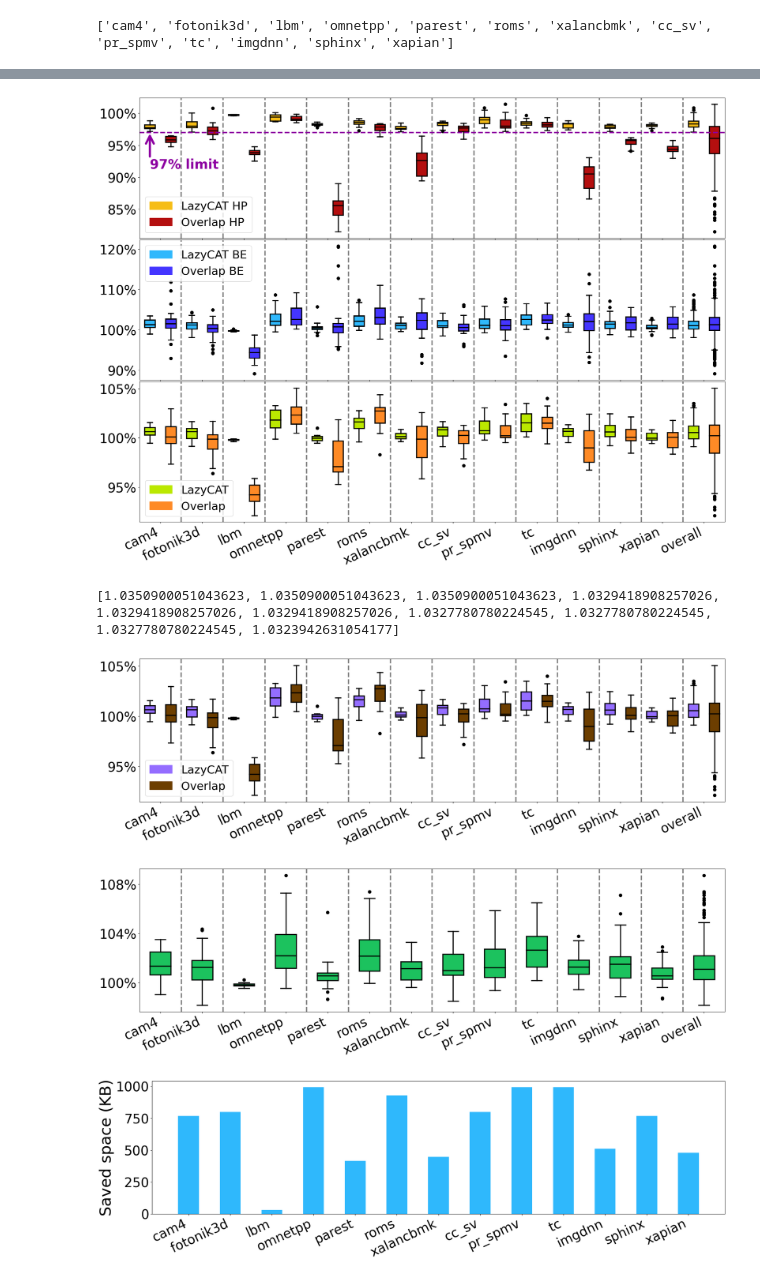
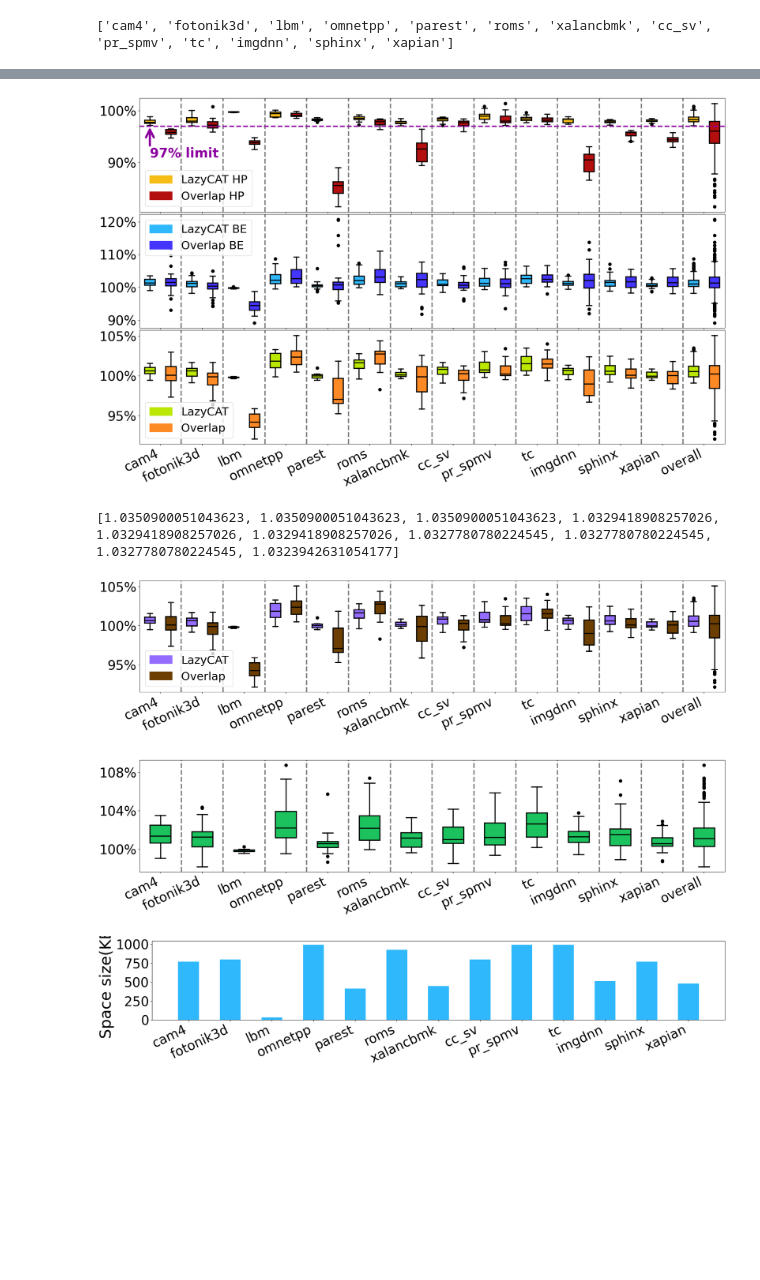
Before and after one commit to BigWhiteDog/gem5_data_proc, a Jupyter notebook: set_analyze/asplos23_xlsx_draw.ipynb, the cells around one changed output, grey strips where cells are left out. Cells and saved outputs as stored; diff of their text form; code cells hidden in the pictures; blank space fills up the shorter version.

```diff
--- a/set_analyze/asplos23_xlsx_draw.ipynb
+++ b/set_analyze/asplos23_xlsx_draw.ipynb
@@ -25,8 +25,8 @@ from cache_sensitive_names import *
 pd.set_option('display.width', None)
 pd.set_option('display.max_columns', None)
 
-cache_type = 'goldencove'
-# cache_type = 'goldencove24M'
+# cache_type = 'goldencove'
+cache_type = 'goldencove24M'
 
 
 select_bucket = '32bucket'
@@ -69,7 +69,7 @@ parameters = {'axes.labelsize': 36,
         'lines.linewidth': 3,
         }
 plt.rcParams.update(parameters)
-fig_inchs = (20,6)
+fig_inchs = (20,5)
 # %% [output]
 ['cam4', 'fotonik3d', 'lbm', 'omnetpp', 'parest', 'roms', 'xalancbmk', 'cc_sv', 'pr_spmv', 'tc', 'imgdnn', 'sphinx', 'xapian']
 # %%
@@ -563,7 +563,7 @@ ax.legend(handles = legends)
 plt.tight_layout(pad=0)
 plt.savefig(f'{pic_dir_path}/asplos23_mix{ncore}_boxplot_compare_overlap_3in1.png', dpi=300)
 # %% [output]
-[figure, old version]
+[figure, new version]
 # %%
 sheet32 = all_sheets[select_bucket]
 
@@ -642,7 +642,7 @@ fig.tight_layout(pad=0)
 plt.savefig(f'{pic_dir_path}/asplos23_mix{ncore}_boxplot_compare_overlap_BEWeightedSpeedup.png', dpi=300)
 # %% [output]
 [1.0350900051043623, 1.0350900051043623, 1.0350900051043623, 1.0329418908257026, 1.0329418908257026, 1.0329418908257026, 1.0327780780224545, 1.0327780780224545, 1.0327780780224545, 1.0323942631054177]
-[figure, old version]
+[figure, new version]
 # %%
 
 sheet32 = all_sheets[select_bucket]
@@ -723,7 +723,7 @@ fig.tight_layout(pad=0)
 # plt.show()
 plt.savefig(f'{pic_dir_path}/asplos23_mix{ncore}_boxplot_accepter_97.png', dpi=300)
 # %% [output]
-[figure, old version]
+[figure, new version]
 # %%
 sheet32 = all_sheets['32_target_0.97_in64']
 
@@ -755,36 +755,36 @@ b = ax.bar(np.arange(1,len(w0s)+1) ,data, color=bcolor, width=0.5)
 box_step = 1
 # set xlabels
 xlabel0_val = np.average(np.arange(1, box_step+1))
 ax.set_xticks([box_step*x+xlabel0_val for x in range(0, len(w0s))])
 ax.set_xticklabels(w0s)
 
 
 plt.setp(ax.get_xticklabels(), rotation=25, ha="right",
         # rotation_mode="anchor")
         rotation_mode="default")
 
 # ax.set_yticks(MultipleLocator)
 # ax.set_ylim(0, 1)
 # ax.yaxis.set_major_formatter(ticker.PercentFormatter(xmax=1, decimals=0))
 ax.yaxis.set_major_locator(ticker.MultipleLocator(250))
-ax.set_ylabel('Saved space (KB)')
+ax.set_ylabel('Space size(KB)')
 # set legend
 # legends = [Patch(color=bcolor,label=f'saved space (KB)')]
 # legends = [ Line2D([0], [0], color=colors[0], lw=2, label='16 Buckets'),
 #             Line2D([0], [0], color=colors[1], lw=2, label='32 Buckets'),
 #             Line2D([0], [0], color=colors[2], lw=2, label='64 Buckets')]
 # plt.legend(handles = legends)
 # plt.title(exps[0])
-fig.set_size_inches(fig_inchs[0], fig_inchs[1]*0.95)
+fig.set_size_inches(fig_inchs[0], fig_inchs[1]*0.8)
 # fig.subplots_adjust(left=0.15, bottom=0.15)
 # fig.tight_layout(pad=0.05,h_pad=1.2, w_pad=0.2)
 fig.tight_layout(pad=0)
 # fig.subplots_adjust(bottom=0.1)
 # plt.show()
 plt.savefig(f'{pic_dir_path}/asplos23_mix{ncore}_bar_savedspace_32bucket_97.png', dpi=300)
 plt.show()
 # %% [output]
-[figure, old version]
+[figure, new version]
 # %%
 bucket_list = ['16bucket', '32bucket', '64bucket']
 mb_sheets = [ all_sheets[bucket].groupby("workload0") for bucket in bucket_list ]
```
Also changed, not shown: parts of 9 cells of this notebook, 30 other files.
